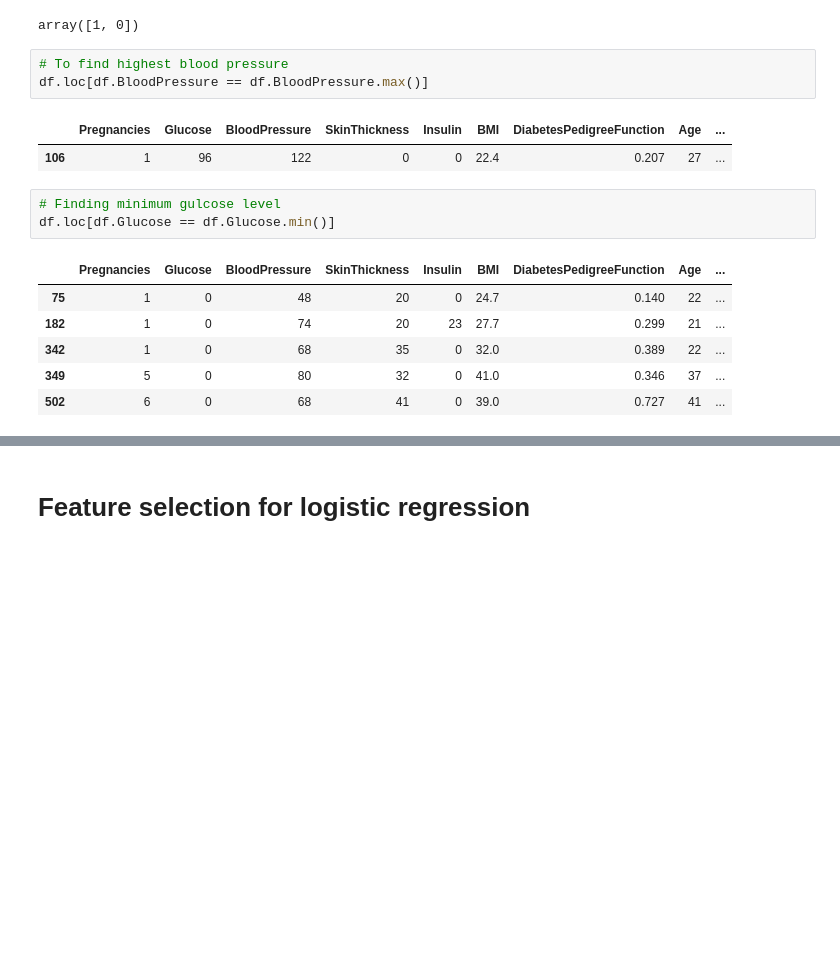
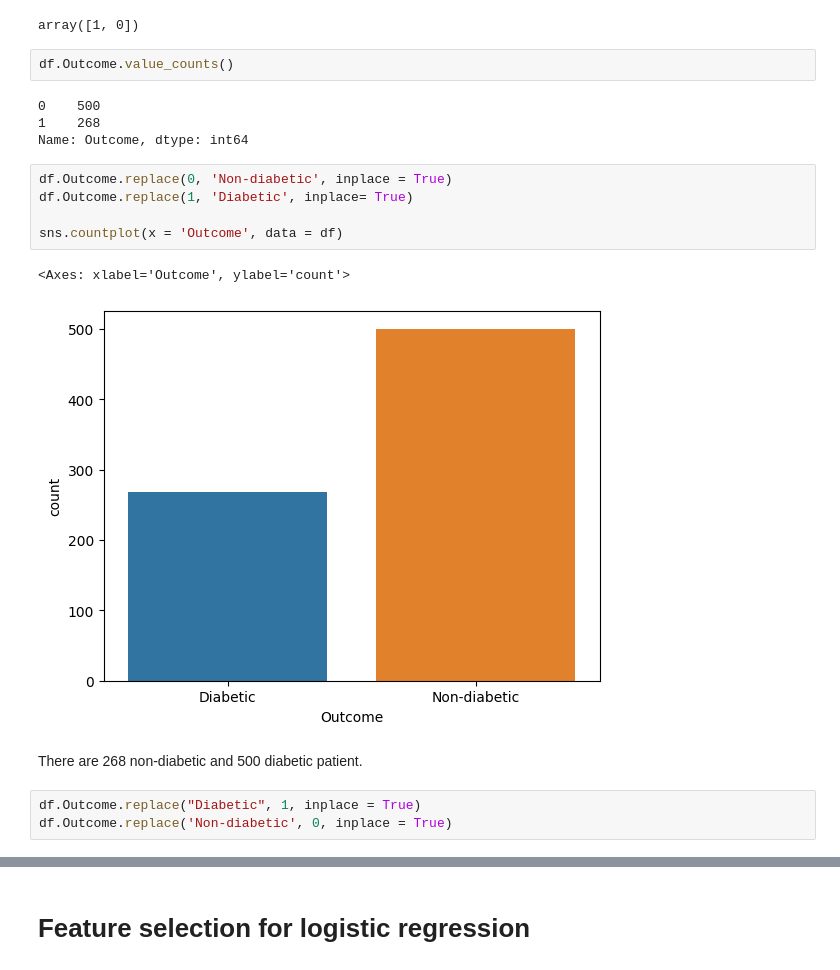
Before and after one commit to yogesh-a11y/Diabetes_project, a Jupyter notebook: Diabetes_project.ipynb, the cells around one changed output, grey strips where cells are left out. Saved outputs shown, nothing was run; the diff lists cells and outputs as text; blank space fills up the shorter version.

```diff
--- a/Diabetes_project.ipynb
+++ b/Diabetes_project.ipynb
@@ -118,19 +127,22 @@ Index(['Pregnancies', 'Glucose', 'BloodPressure', 'SkinThickness', 'Insulin',
 df.Outcome.unique()
 # %% [output]
 array([1, 0])
-# %%
-# To find highest blood pressure
-df.loc[df.BloodPressure == df.BloodPressure.max()]
-# %% [output]
-|  | Pregnancies | Glucose | BloodPressure | SkinThickness | Insulin | BMI | DiabetesPedigreeFunction | Age | ... |
-| 106 | 1 | 96 | 122 | 0 | 0 | 22.4 | 0.207 | 27 | ... |
-# %%
-# Finding minimum gulcose level
-df.loc[df.Glucose == df.Glucose.min()]
-# %% [output]
-|  | Pregnancies | Glucose | BloodPressure | SkinThickness | Insulin | BMI | DiabetesPedigreeFunction | Age | ... |
-| 75 | 1 | 0 | 48 | 20 | 0 | 24.7 | 0.140 | 22 | ... |
-| 182 | 1 | 0 | 74 | 20 | 23 | 27.7 | 0.299 | 21 | ... |
-| 342 | 1 | 0 | 68 | 35 | 0 | 32.0 | 0.389 | 22 | ... |
-| 349 | 5 | 0 | 80 | 32 | 0 | 41.0 | 0.346 | 37 | ... |
-| 502 | 6 | 0 | 68 | 41 | 0 | 39.0 | 0.727 | 41 | ... |
+# %%
+df.Outcome.value_counts()
+# %% [output]
+0    500
+1    268
+Name: Outcome, dtype: int64
+# %%
+df.Outcome.replace(0, 'Non-diabetic', inplace = True)
+df.Outcome.replace(1, 'Diabetic', inplace= True)
+
+sns.countplot(x = 'Outcome', data = df)
+# %% [output]
+<Axes: xlabel='Outcome', ylabel='count'>
+[figure, added]
+# %% [markdown]
+There are 268 non-diabetic and 500 diabetic patient.
+# %%
+df.Outcome.replace("Diabetic", 1, inplace = True)
+df.Outcome.replace('Non-diabetic', 0, inplace = True)
```
Also changed, not shown: parts of 18 cells of this notebook.
